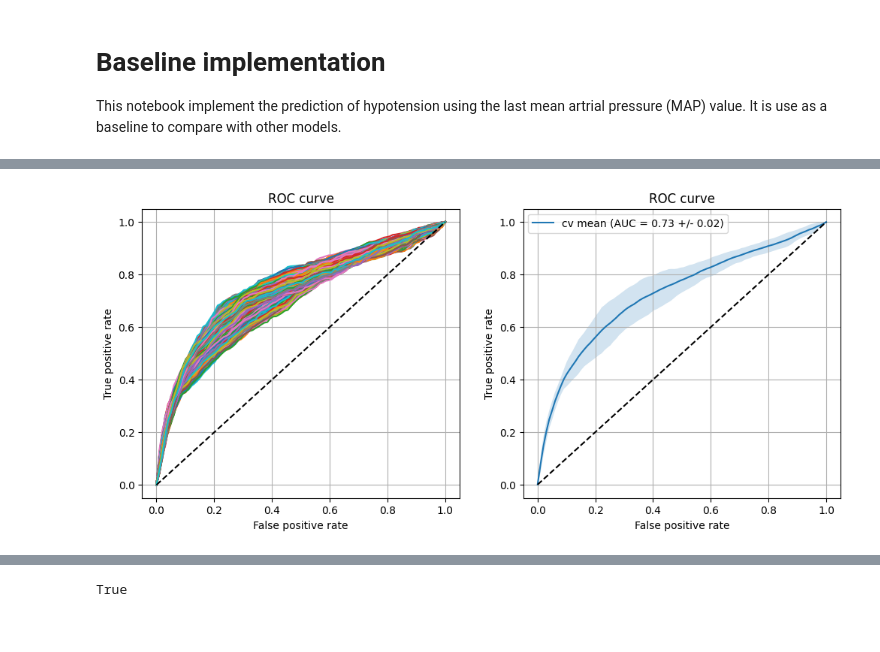
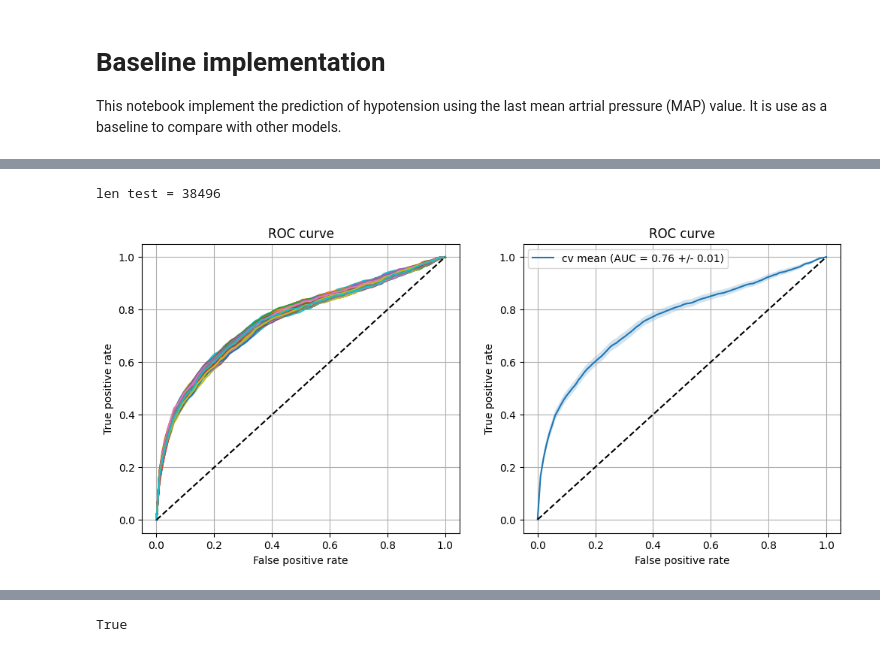
Before and after one commit to BobAubouin/hypotension_pred, a Jupyter notebook: scripts/baseline.ipynb, the cells around one changed output, grey strips where cells are left out. Saved outputs shown, nothing was run; the diff lists cells and outputs as text; code cells hidden in the pictures.

```diff
--- a/scripts/baseline.ipynb
+++ b/scripts/baseline.ipynb
@@ -41,7 +13,19 @@ Number of selected segment: 109550
+# %%
+# import the data frame and add the meta data to the segments
+data = pd.read_parquet(Path('data/datasets/base_dataset/'))
+
+static = pd.read_parquet('data/datasets/meta.parquet')
+
+data = data.merge(static, on='caseid')
+
+data.asa = data.asa.astype(int)
+data.preop_htn = data.preop_htn.astype(int)
+
+
+train = data[data['split'] == 1]
+test = data[data['split'] == 0]
 # %%
 # for each subgoup of data, create a regressor and evaluate it
-from sklearn.metrics import auc, roc_curve, roc_auc_score
-
 n_bootstraps = 200
 rng_seed = 42  # control reproducibility
 bootstrapped_scores = []
@@ -53,36 +37,37 @@ tpr_list, auc_list, thresh_list  = [], [], []
 sensitivity_list, specificity_list, ppv_list, npv_list = [], [], [], []
 
 fpr = np.linspace(0, 1, 100)
-for cv, test in dataframe.groupby('cv_group'):
-    # create a regressor
-    test = test.dropna(subset=[f'{FEATURE_NAME}_ema_{HALF_TIME_FILTERING}'])
 
-    x_test = test[f'{FEATURE_NAME}_ema_{HALF_TIME_FILTERING}'].values.reshape(-1, 1)
-    y_test = test['label'].values
-    y_pred = 1 - x_test/120
+# create a regressor
+print(f"len test = {len(test)}")
+test = test.dropna(subset=[f'{FEATURE_NAME}_ema_{HALF_TIME_FILTERING}'])
 
-    for i in range(n_bootstraps):
-        # bootstrap by sampling with replacement on the prediction indices
-        indices = rng.randint(0, len(y_pred), len(y_pred))
-        if len(np.unique(y_test[indices])) < 2:
-            # We need at least one positive and one negative sample for ROC AUC
-            # to be defined: reject the sample
-            continue
+x_test = test[f'{FEATURE_NAME}_ema_{HALF_TIME_FILTERING}'].values.reshape(-1, 1)
+y_test = test['label'].values
+y_pred = 1 - x_test/120
 
-        fpr_, tpr_, tr_ = roc_curve(y_test[indices], y_pred[indices])
-        auc_ = auc(fpr_, tpr_)
-        gmean = np.sqrt(tpr_ * (1-fpr_))
-        id_thresh_opt = np.argmax(gmean)
-        sensitivity_list.append(tpr_[id_thresh_opt]*100)
-        specificity_list.append((1-fpr_[id_thresh_opt])*100)
-        prevalence = np.mean(y_test[indices])
-        ppv_list.append(100 * tpr_[id_thresh_opt]*prevalence / (tpr_[id_thresh_opt]*prevalence + fpr_[id_thresh_opt]*(1-prevalence)))
-        npv_list.append(100 * (1-fpr_[id_thresh_opt])*(1-prevalence) / ((1-tpr_[id_thresh_opt])*prevalence + (1-fpr_[id_thresh_opt])*(1-prevalence)))
+for i in range(n_bootstraps):
+    # bootstrap by sampling with replacement on the prediction indices
+    indices = rng.randint(0, len(y_pred), len(y_pred))
+    if len(np.unique(y_test[indices])) < 2:
+        # We need at least one positive and one negative sample for ROC AUC
+        # to be defined: reject the sample
+        continue
+
+    fpr_, tpr_, tr_ = roc_curve(y_test[indices], y_pred[indices])
+    auc_ = auc(fpr_, tpr_)
+    gmean = np.sqrt(tpr_ * (1-fpr_))
+    id_thresh_opt = np.argmax(gmean)
+    sensitivity_list.append(tpr_[id_thresh_opt]*100)
+    specificity_list.append((1-fpr_[id_thresh_opt])*100)
+    prevalence = np.mean(y_test[indices])
+    ppv_list.append(100 * tpr_[id_thresh_opt]*prevalence / (tpr_[id_thresh_opt]*prevalence + fpr_[id_thresh_opt]*(1-prevalence)))
+    npv_list.append(100 * (1-fpr_[id_thresh_opt])*(1-prevalence) / ((1-tpr_[id_thresh_opt])*prevalence + (1-fpr_[id_thresh_opt])*(1-prevalence)))
 
 
-        tpr_list.append(np.interp(np.linspace(0, 1, 100), fpr_, tpr_))
-        thresh_list.append(np.interp(np.linspace(0, 1, 100), fpr_, tr_))
-        auc_list.append(auc_)
+    tpr_list.append(np.interp(np.linspace(0, 1, 100), fpr_, tpr_))
+    thresh_list.append(np.interp(np.linspace(0, 1, 100), fpr_, tr_))
+    auc_list.append(auc_)
 
 # plot the ROC curve
 plt.figure(figsize=(12, 5))
@@ -113,34 +98,35 @@ plt.plot(fpr, tpr_mean, label=f'cv mean (AUC = {np.mean(auc_list):.2f} +/- {pd.S
 plt.plot([0, 1], [0, 1], 'k--')
 plt.xlabel('False positive rate')
 plt.ylabel('True positive rate')
 plt.title('ROC curve')
 plt.legend()
 plt.grid()
 plt.show()
 
 # save data into a csv file
 df = pd.DataFrame({
     'fpr': fpr,
     'tpr': tpr_mean,
     'tpr_std': tpr_std,
     'threshold': thr_mean,
-    'auc': np.round(np.mean(auc_list),2),
-    'auc_std': np.round(pd.Series(auc_list).std(),2),
+    'auc': np.mean(auc_list),
+    'auc_std': pd.Series(auc_list).std(),
     'sensitivity': sensi_mean,
     'sensitivity_std': sensi_std,
     'specificity': speci_mean,
     'specificity_std': speci_std,
     'ppv': ppv_mean,
     'ppv_std': ppv_std,
     'npv': npv_mean,
     'npv_std': npv_std
 })
-df.to_csv('data/baseline_roc.csv', index=False)
+df.to_csv('data/results/baseline_roc.csv', index=False)
 
 print(f"AUC = {np.mean(auc_list):.2f}  [{np.mean(auc_list) - pd.Series(auc_list).std()*2:.2f}, {np.mean(auc_list) + pd.Series(auc_list).std()*2:.2f}]")
 print(f"Sensitivity = {sensi_mean:.2f}  [{sensi_mean - sensi_std*2:.2f}, {sensi_mean + sensi_std*2:.2f}] %")
 print(f"Specificity = {speci_mean:.2f}  [{speci_mean - speci_std*2:.2f}, {speci_mean + speci_std*2:.2f}] %")
 print(f"PPV = {ppv_mean:.2f}  [{ppv_mean - ppv_std*2:.2f}, {ppv_mean + ppv_std*2:.2f}] %")
 print(f"NPV = {npv_mean:.2f}  [{npv_mean - npv_std*2:.2f}, {npv_mean + npv_std*2:.2f}] %")
 # %% [output]
+len test = 38496
-[figure, old version]
+[figure, new version]
```
Also changed, not shown: parts of 7 cells of this notebook, 5 other files.
